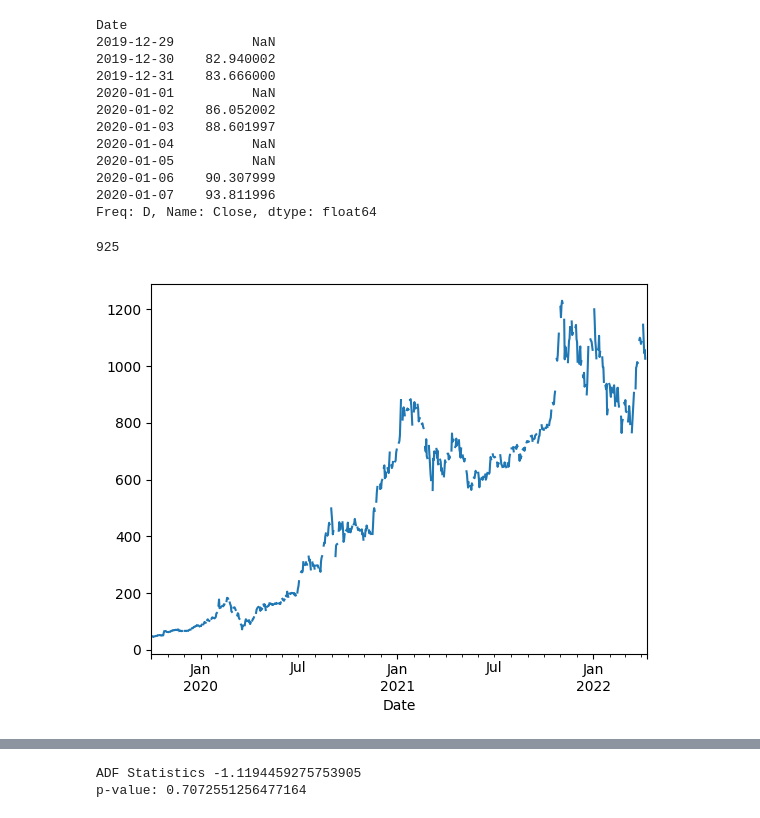
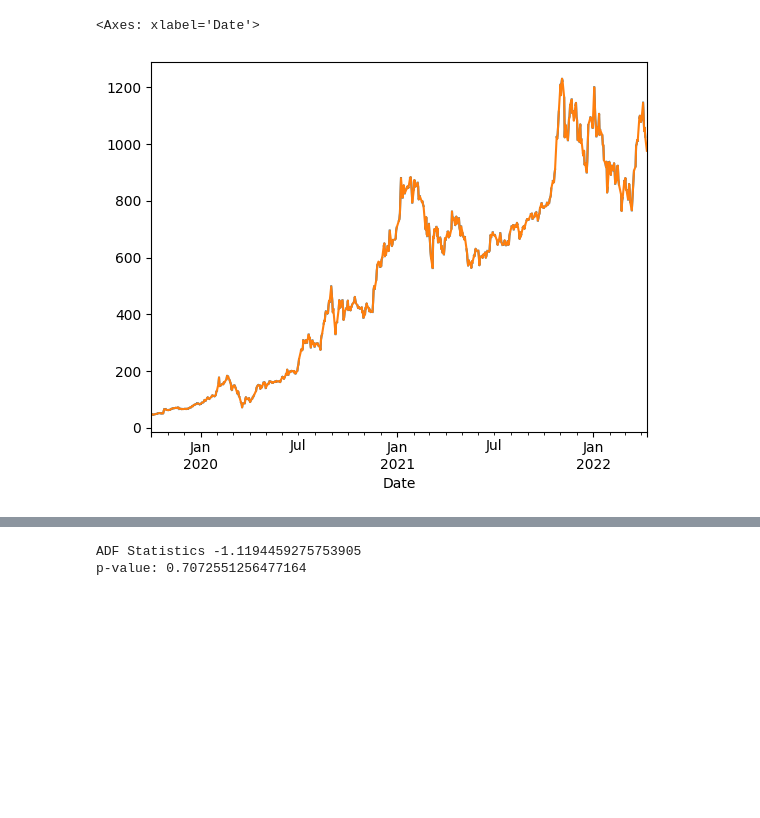
Before and after one commit to ProshunSaha/TSLA-S, a Jupyter notebook: ARIMA Final.ipynb, the cells around one changed output, grey strips where cells are left out. Saved outputs shown, nothing was run; the diff lists cells and outputs as text; code cells hidden in the pictures; blank space fills up the shorter version.

```diff
--- a/ARIMA Final.ipynb
+++ b/ARIMA Final.ipynb
@@ -12,23 +130,9 @@ df.set_index("Date", inplace=True)
 # %%
 df1 =df[["Close"]].copy()
 ts = df1["Close"].asfreq("D")
-ts[90:100]
+ts.plot()
+ts =ts.interpolate()
+ts.plot()
 # %% [output]
-Date
-2019-12-29          NaN
-2019-12-30    82.940002
-2019-12-31    83.666000
-2020-01-01          NaN
-2020-01-02    86.052002
-2020-01-03    88.601997
-2020-01-04          NaN
-2020-01-05          NaN
-2020-01-06    90.307999
-2020-01-07    93.811996
-Freq: D, Name: Close, dtype: float64
+<Axes: xlabel='Date'>
+[figure, added]
-# %%
-ts.plot()
-print(len(ts))
-# %% [output]
-925
-[figure, removed]
```
Also changed, not shown: parts of 25 cells of this notebook.
